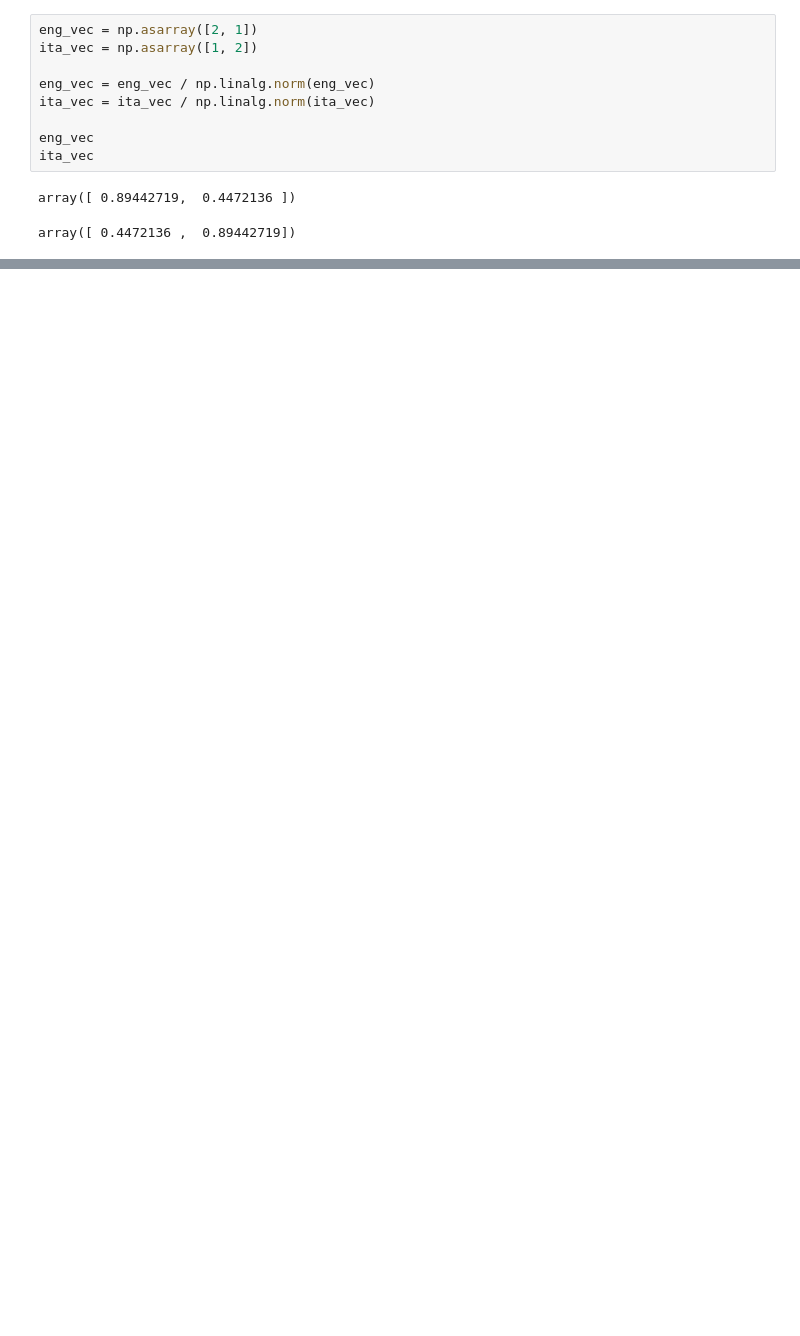
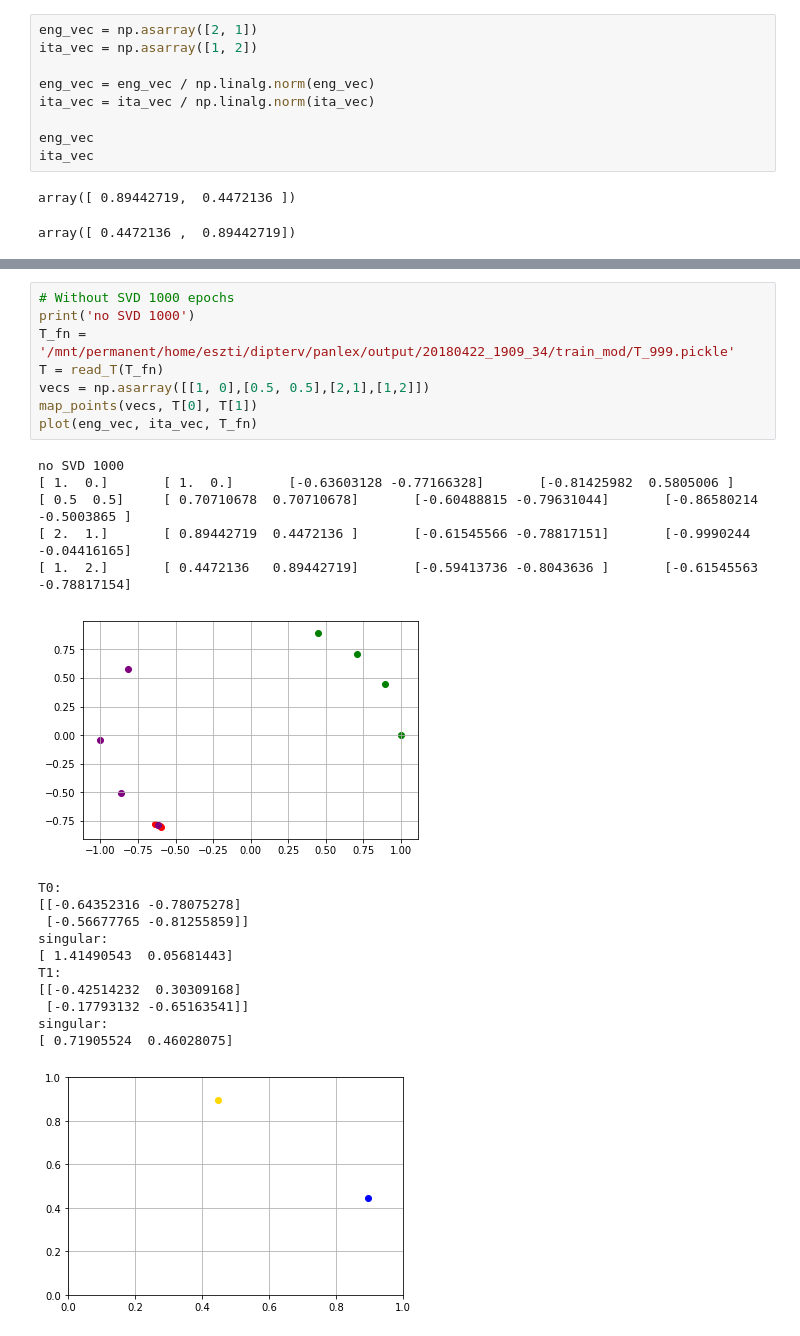
Before and after one commit to Eszti/dipterv, a Jupyter notebook: notebooks/tools/2_words.ipynb, the cells around one changed output, grey strips where cells are left out. Drawn from its saved outputs; the diff is of its cells as text; blank space fills up the shorter version.

```diff
--- a/notebooks/tools/2_words.ipynb
+++ b/notebooks/tools/2_words.ipynb
@@ -145,0 +173,26 @@ singular:
+# %%
+# Without SVD 1000 epochs
+print('no SVD 1000')
+T_fn = '/mnt/permanent/home/eszti/dipterv/panlex/output/20180422_1909_34/train_mod/T_999.pickle'
+T = read_T(T_fn)
+vecs = np.asarray([[1, 0],[0.5, 0.5],[2,1],[1,2]])
+map_points(vecs, T[0], T[1])
+plot(eng_vec, ita_vec, T_fn)
+# %% [output]
+no SVD 1000
+[ 1.  0.]       [ 1.  0.]       [-0.63603128 -0.77166328]       [-0.81425982  0.5805006 ]
+[ 0.5  0.5]     [ 0.70710678  0.70710678]       [-0.60488815 -0.79631044]       [-0.86580214 -0.5003865 ]
+[ 2.  1.]       [ 0.89442719  0.4472136 ]       [-0.61545566 -0.78817151]       [-0.9990244  -0.04416165]
+[ 1.  2.]       [ 0.4472136   0.89442719]       [-0.59413736 -0.8043636 ]       [-0.61545563 -0.78817154]
+[figure, added]
+T0:
+[[-0.64352316 -0.78075278]
+ [-0.56677765 -0.81255859]]
+singular:
+[ 1.41490543  0.05681443]
+T1:
+[[-0.42514232  0.30309168]
+ [-0.17793132 -0.65163541]]
+singular:
+[ 0.71905524  0.46028075]
+[figure, added]
```
Also changed, not shown: parts of 8 cells of this notebook.
